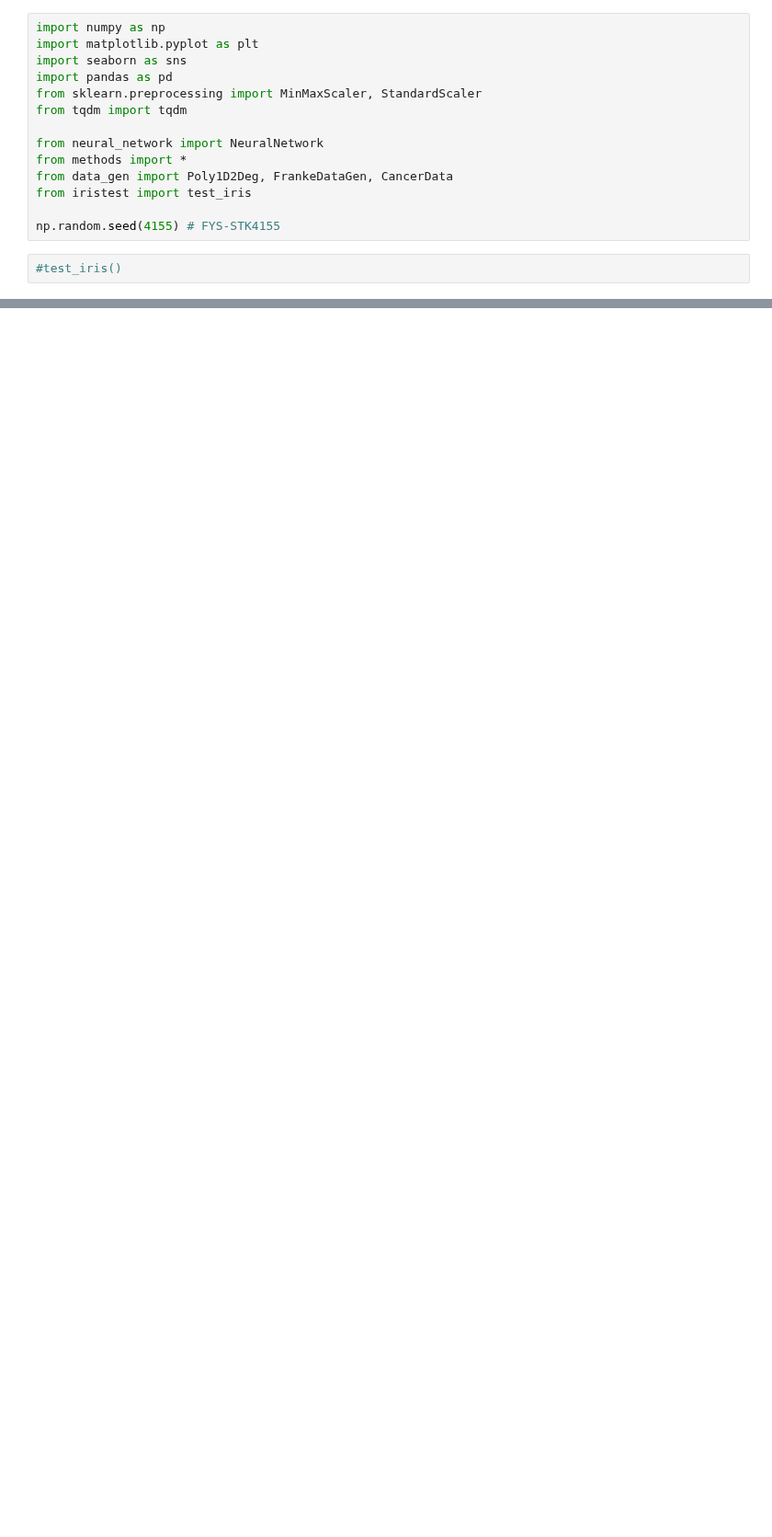
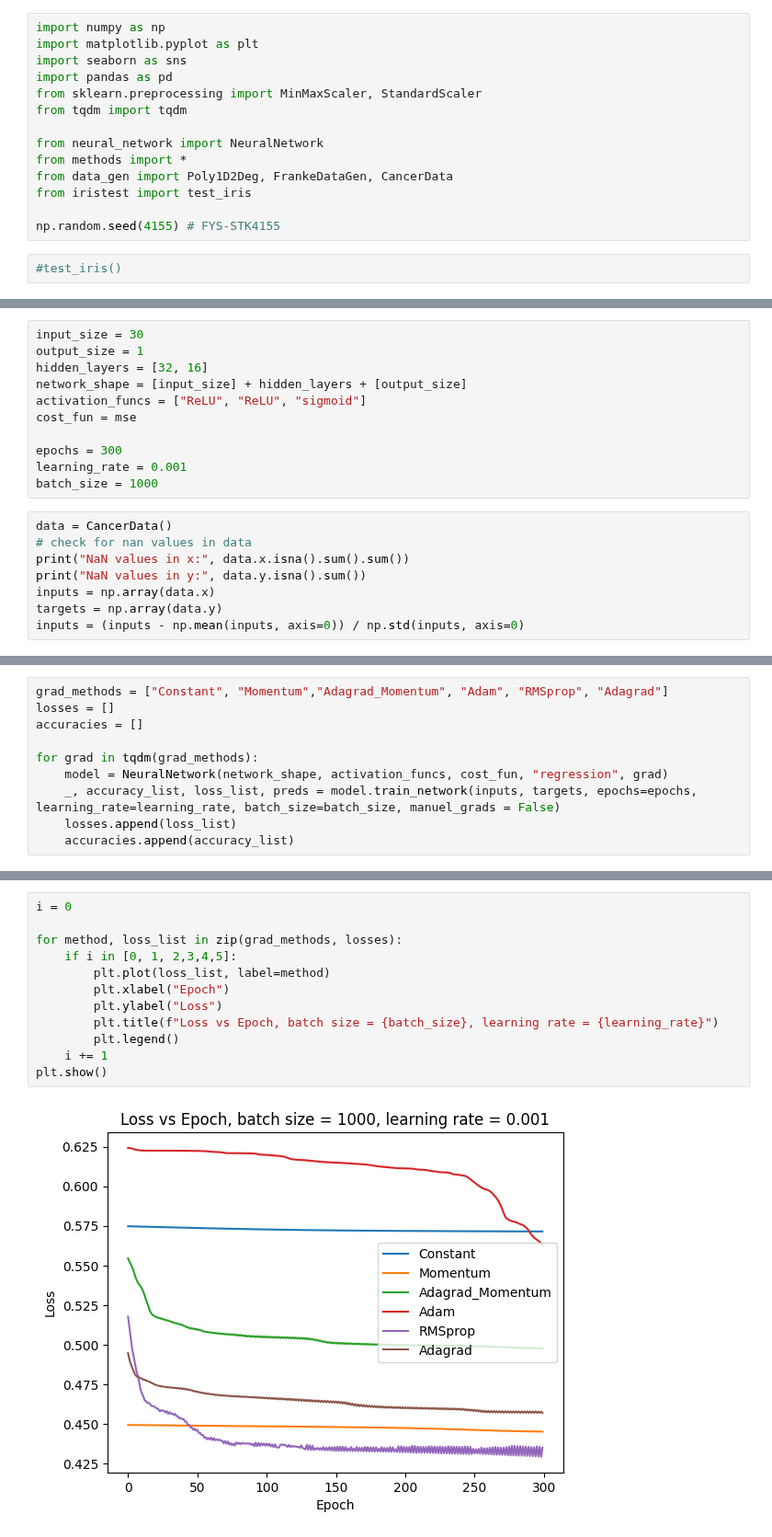
Before and after one commit to GauteJ1/FYS-STK-projects, a Jupyter notebook: project_2/src/NN.ipynb, the cells around one changed output, grey strips where cells are left out. Shown at 92% size. Saved outputs shown, nothing was run; the diff lists cells and outputs as text; blank space fills up the shorter version.

Commit message:
more stuff working, including manual and auto grads

```diff
--- a/project_2/src/NN.ipynb
+++ b/project_2/src/NN.ipynb
@@ -18,0 +17,19 @@ data = FrankeDataGen(noise=False)
+# %%
+input_size = 30
+output_size = 1
+hidden_layers = [32, 16]
+network_shape = [input_size] + hidden_layers + [output_size]
+activation_funcs = ["ReLU", "ReLU", "sigmoid"]
+cost_fun = mse
+
+epochs = 300
+learning_rate = 0.001
+batch_size = 1000
+# %%
+data = CancerData()
+# check for nan values in data
+print("NaN values in x:", data.x.isna().sum().sum())
+print("NaN values in y:", data.y.isna().sum())
+inputs = np.array(data.x)
+targets = np.array(data.y)
+inputs = (inputs - np.mean(inputs, axis=0)) / np.std(inputs, axis=0)
@@ -18,0 +40,10 @@ data = FrankeDataGen(noise=False)
+# %%
+grad_methods = ["Constant", "Momentum","Adagrad_Momentum", "Adam", "RMSprop", "Adagrad"]
+losses = []
+accuracies = []
+
+for grad in tqdm(grad_methods):
+    model = NeuralNetwork(network_shape, activation_funcs, cost_fun, "regression", grad)
+    _, accuracy_list, loss_list, preds = model.train_network(inputs, targets, epochs=epochs, learning_rate=learning_rate, batch_size=batch_size, manuel_grads = False)
+    losses.append(loss_list)
+    accuracies.append(accuracy_list)
@@ -18,0 +58,14 @@ data = FrankeDataGen(noise=False)
+# %%
+i = 0
+
+for method, loss_list in zip(grad_methods, losses):
+    if i in [0, 1, 2,3,4,5]:
+        plt.plot(loss_list, label=method)
+        plt.xlabel("Epoch")
+        plt.ylabel("Loss")
+        plt.title(f"Loss vs Epoch, batch size = {batch_size}, learning rate = {learning_rate}")
+        plt.legend()
+    i += 1
+plt.show()
+# %% [output]
+[figure, added]
```
Also changed, not shown: parts of 13 cells of this notebook, 3 other files.
